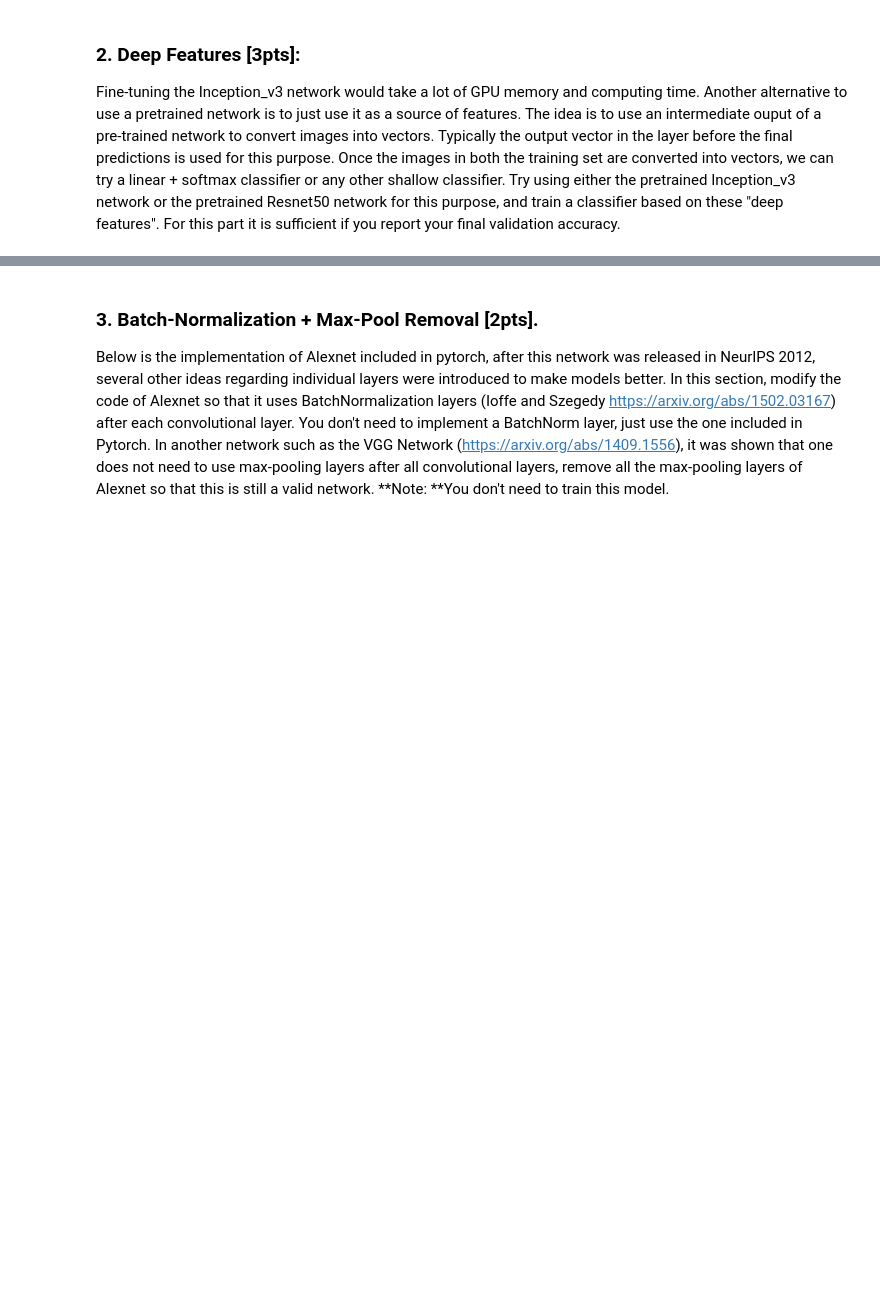
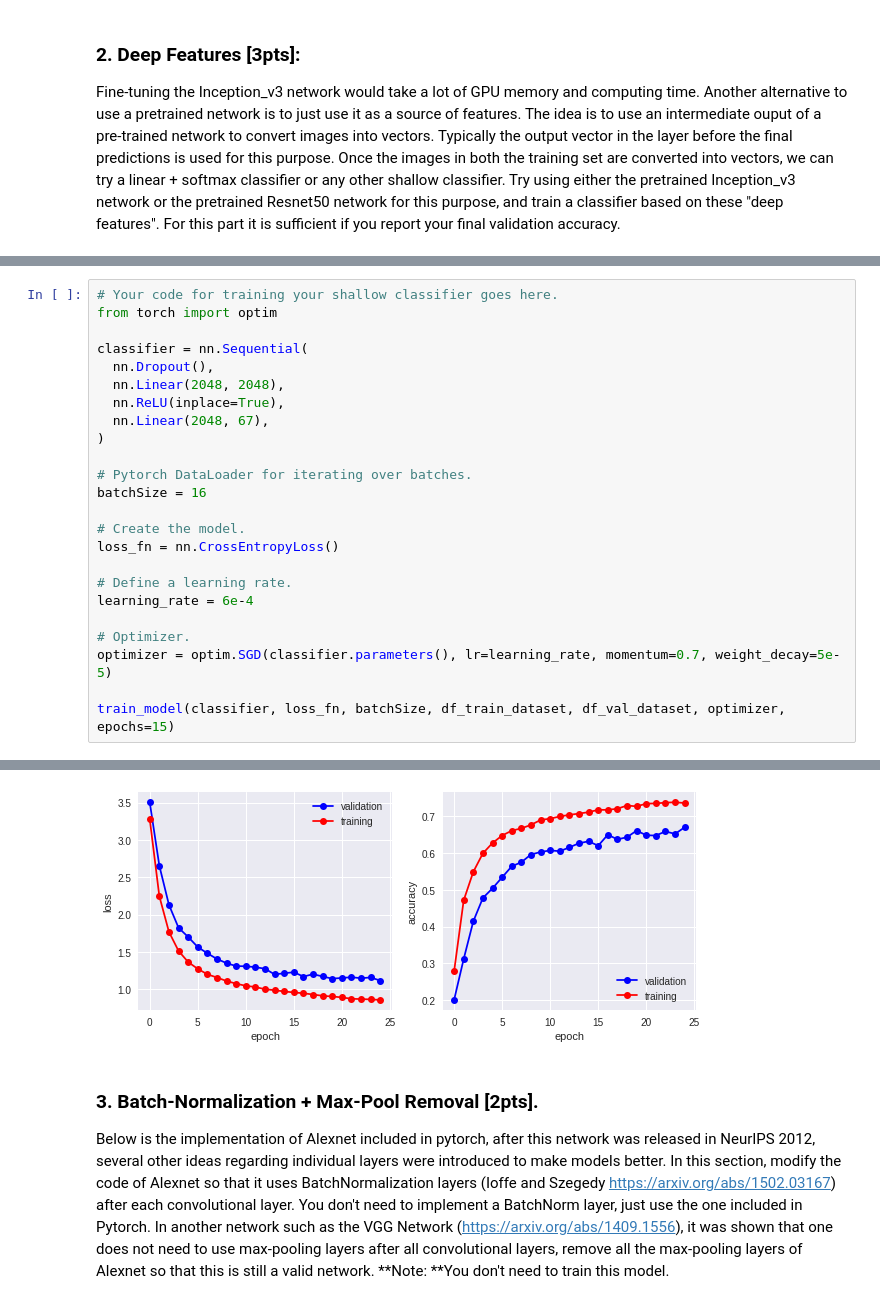
Before and after one commit to aobo-y/uva-cv, a Jupyter notebook: convolutional_neural_networks_assignment.ipynb, the cells around one changed output, grey strips where cells are left out. Cells and saved outputs as stored; diff of their text form; blank space fills up the shorter version.

```diff
--- a/convolutional_neural_networks_assignment.ipynb
+++ b/convolutional_neural_networks_assignment.ipynb
@@ -582,0 +627,25 @@ Fine-tuning the Inception_v3 network would take a lot of GPU memory and computin
+# %%
+# Your code for training your shallow classifier goes here.
+from torch import optim
+
+classifier = nn.Sequential(
+  nn.Dropout(),
+  nn.Linear(2048, 2048),
+  nn.ReLU(inplace=True),
+  nn.Linear(2048, 67),
+)
+
+# Pytorch DataLoader for iterating over batches.
+batchSize = 16
+
+# Create the model.
+loss_fn = nn.CrossEntropyLoss()
+
+# Define a learning rate.
+learning_rate = 6e-4
+
+# Optimizer.
+optimizer = optim.SGD(classifier.parameters(), lr=learning_rate, momentum=0.7, weight_decay=5e-5)
+
+train_model(classifier, loss_fn, batchSize, df_train_dataset, df_val_dataset, optimizer, epochs=15)
+# %% [output]
@@ -583,3 +669,4 @@ Fine-tuning the Inception_v3 network would take a lot of GPU memory and computin
+[figure, added]
 # %% [markdown]
 ### 3. Batch-Normalization + Max-Pool Removal [2pts].
 Below is the implementation of Alexnet included in pytorch, after this network was released in NeurIPS 2012, several other ideas regarding individual layers were introduced to make models better. In this section, modify the code of Alexnet so that it uses BatchNormalization layers (Ioffe and Szegedy https://arxiv.org/abs/1502.03167) after each convolutional layer. You don't need to implement a BatchNorm layer, just use the one included in Pytorch. In another network such as the VGG Network (https://arxiv.org/abs/1409.1556), it was shown that one does not need to use max-pooling layers after all convolutional layers, remove all the max-pooling layers of Alexnet so that this is still a valid network. **Note: **You don't need to train this model.
```
Also changed, not shown: parts of 13 cells of this notebook.
